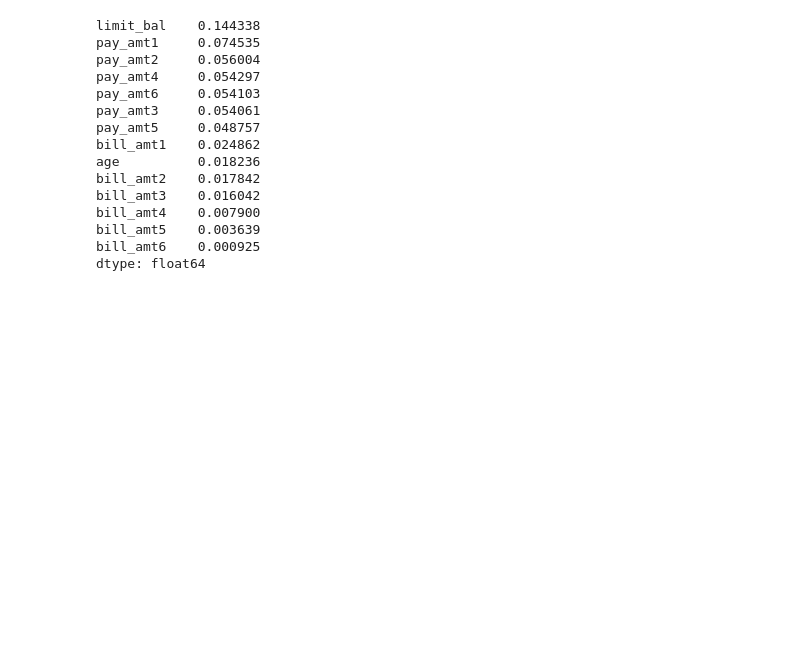
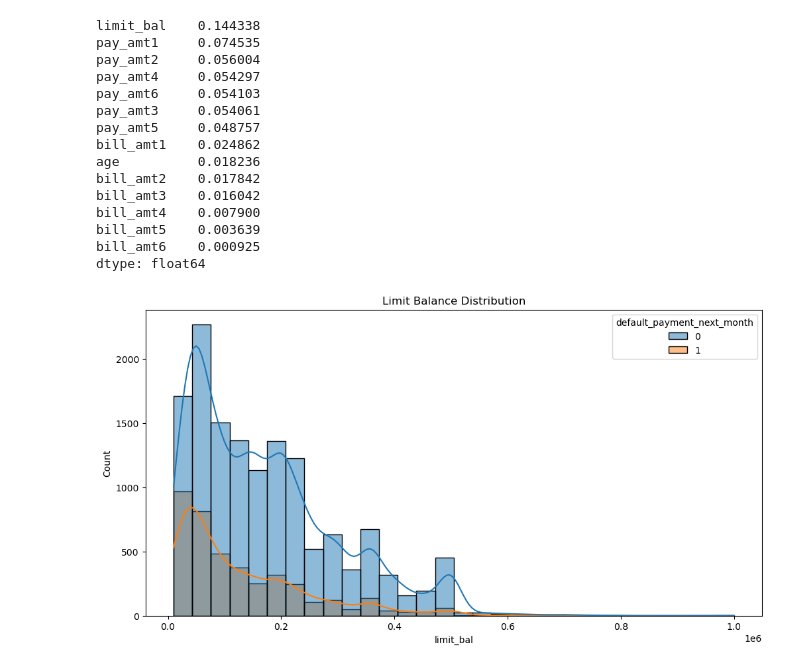
Before and after one commit to piotrswiecik/mlzoomcamp, a Jupyter notebook: various/cc_defaults.ipynb, the cells around one changed output. Drawn from its saved outputs; the diff is of its cells as text; code cells hidden in the pictures; blank space fills up the shorter version.

```diff
--- a/various/cc_defaults.ipynb
+++ b/various/cc_defaults.ipynb
@@ -267,3 +297,11 @@ bill_amt4    0.007900
 bill_amt5    0.003639
 bill_amt6    0.000925
 dtype: float64
+# %%
+# visualize distributions of highly correlated numerical features - limit_bal vs target
+
+plt.figure(figsize=(12, 6))
+
+p = sns.histplot(eda, x="limit_bal", hue="default_payment_next_month", kde=True, bins=30).set(title="Limit Balance Distribution")
+# %% [output]
+[figure, added]
```
Also changed, not shown: parts of 22 cells of this notebook.
